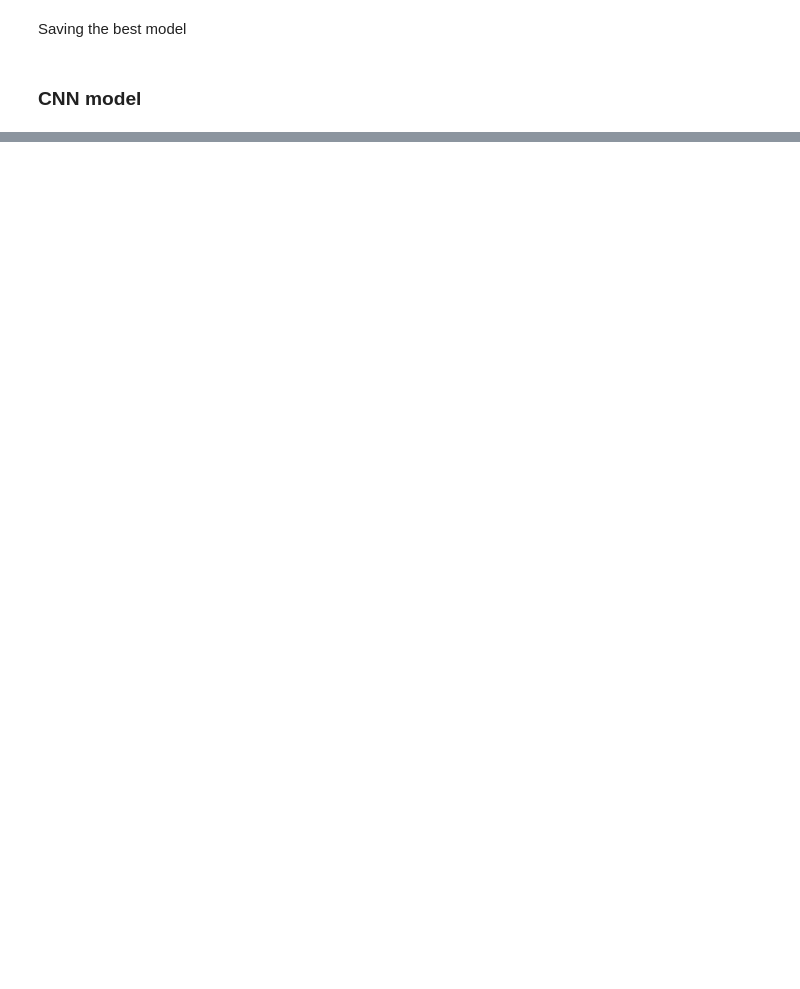
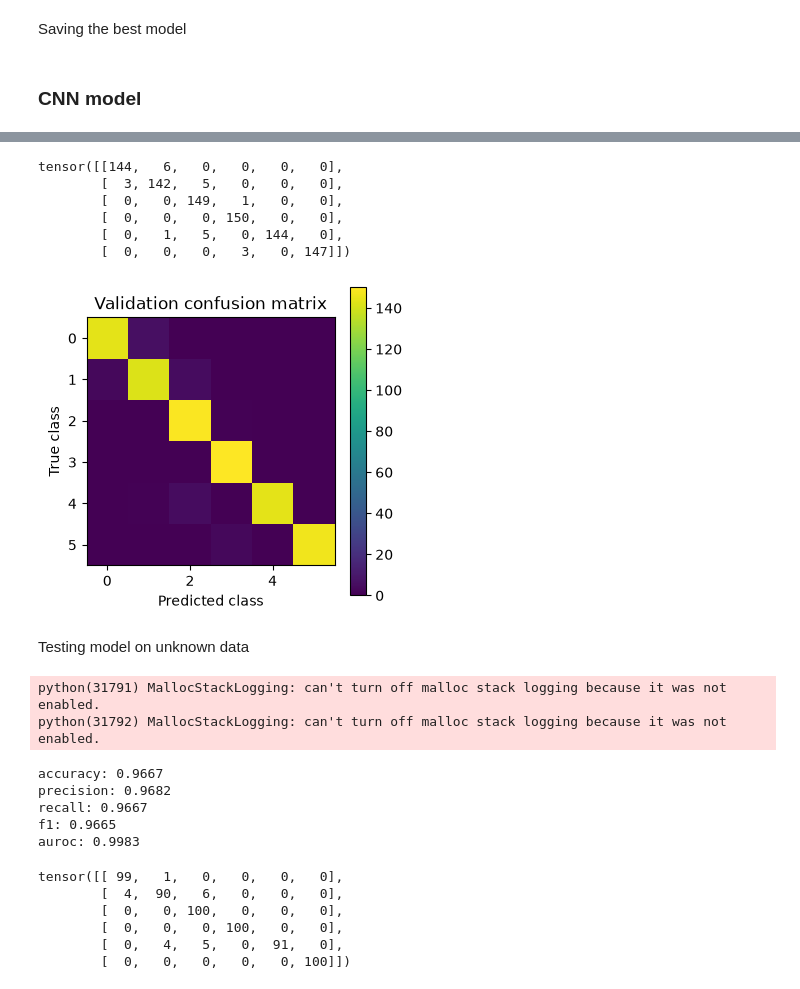
Before and after one commit to mmarze/lg-mode-classifier, a Jupyter notebook: notebooks/experiments.ipynb, the cells around one changed output, grey strips where cells are left out. Saved outputs shown, nothing was run; the diff lists cells and outputs as text; code cells hidden in the pictures; blank space fills up the shorter version.

```diff
--- a/notebooks/experiments.ipynb
+++ b/notebooks/experiments.ipynb
@@ -341,0 +466,74 @@ torch.save(
+# %%
+val_confusion_matrix2 = confusion_matrix(
+    target=val_labels2,
+    predictions=val_predictions2,
+    num_classes=NUM_CLASSES,
+)
+
+print(val_confusion_matrix2)
+# %% [output]
+tensor([[144,   6,   0,   0,   0,   0],
+        [  3, 142,   5,   0,   0,   0],
+        [  0,   0, 149,   1,   0,   0],
+        [  0,   0,   0, 150,   0,   0],
+        [  0,   1,   5,   0, 144,   0],
+        [  0,   0,   0,   3,   0, 147]])
+# %%
+plt.figure(figsize=(4, 4))
+
+plt.imshow(
+    val_confusion_matrix2.numpy()
+)
+
+plt.xlabel("Predicted class")
+plt.ylabel("True class")
+plt.title("Validation confusion matrix")
+
+plt.colorbar()
+
+plt.show()
+# %% [output]
+[figure, added]
+# %% [markdown]
+Testing model on unknown data
+# %%
+test_loss2, test_labels2, test_predictions2, test_probabilities2 = evaluate_model(
+    model=model2,
+    loader=test_loader,
+    criterion=criterion,
+    device=device,
+)
+# %% [output]
+python(31791) MallocStackLogging: can't turn off malloc stack logging because it was not enabled.
+python(31792) MallocStackLogging: can't turn off malloc stack logging because it was not enabled.
+# %%
+test_metrics2 = calculate_metrics(
+    predictions=test_predictions2,
+    probabilities=test_probabilities2,
+    target=test_labels2,
+    num_classes=NUM_CLASSES,
+)
+
+for name, value in test_metrics2.items():
+    print(f"{name}: {value.item():.4f}")
+# %% [output]
+accuracy: 0.9667
+precision: 0.9682
+recall: 0.9667
+f1: 0.9665
+auroc: 0.9983
+# %%
+test_confusion_matrix2 = confusion_matrix(
+    target=test_labels2,
+    predictions=test_predictions2,
+    num_classes=NUM_CLASSES,
+)
+
+print(test_confusion_matrix2)
+# %% [output]
+tensor([[ 99,   1,   0,   0,   0,   0],
+        [  4,  90,   6,   0,   0,   0],
+        [  0,   0, 100,   0,   0,   0],
+        [  0,   0,   0, 100,   0,   0],
+        [  0,   4,   5,   0,  91,   0],
+        [  0,   0,   0,   0,   0, 100]])
```
Also changed, not shown: parts of 21 cells of this notebook.
